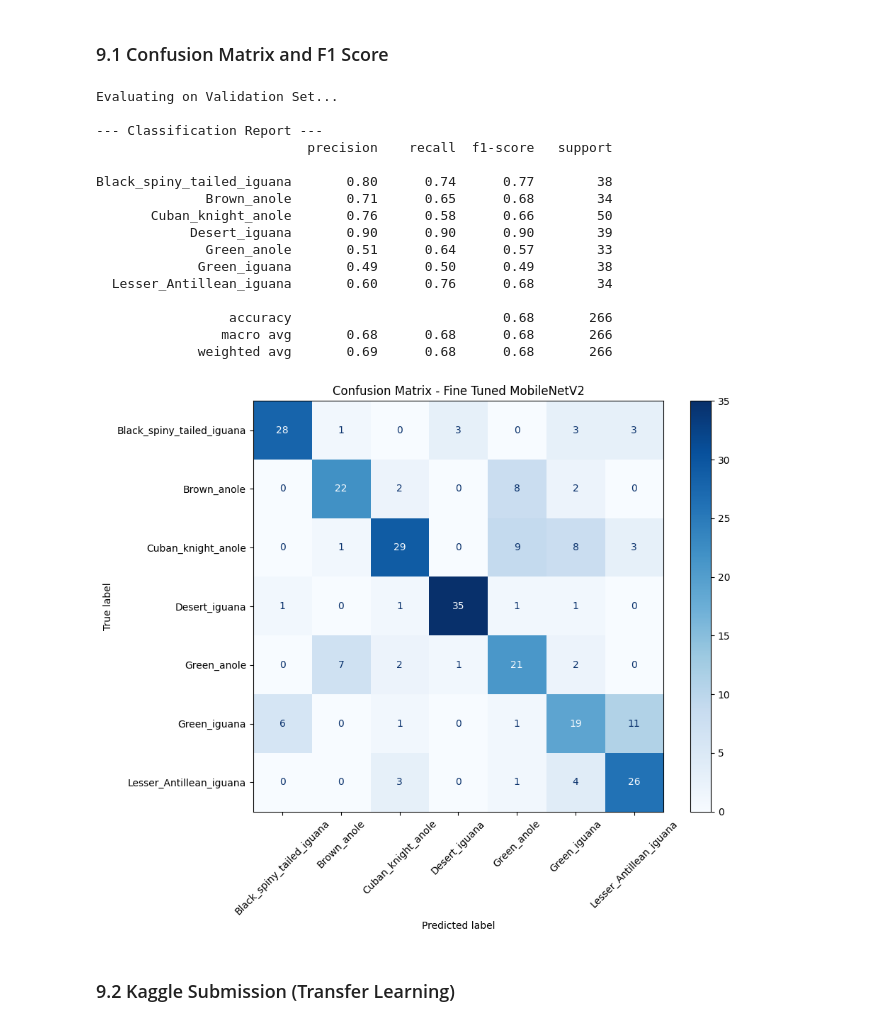
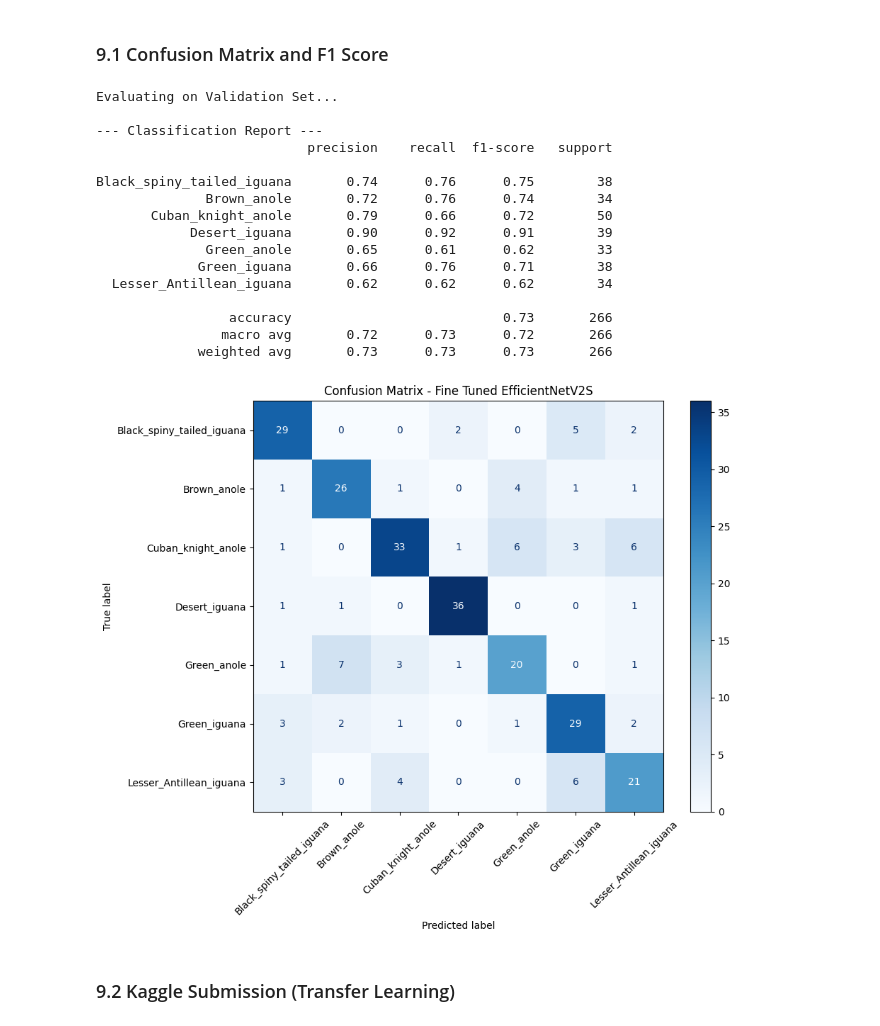
Before and after one commit to IlliaKrivoruchko/lizard-challenge, a Jupyter notebook: Lizard_Classification_Team7.ipynb, the cells around one changed output. Saved outputs shown, nothing was run; the diff lists cells and outputs as text; code cells hidden in the pictures.

```diff
--- a/Lizard_Classification_Team7.ipynb
+++ b/Lizard_Classification_Team7.ipynb
@@ -93,7 +93,7 @@ plt.show()
 # %% [markdown]
 We load the dataset directly from the folder structure using `image_dataset_from_directory`, which automatically labels images based on their directory names. We also apply memory optimizations using caching and prefetching.
 # %%
-IMG_SIZE = (224, 224)
+IMG_SIZE = (300, 300)
 BATCH_SIZE = 32
 
 # Load training dataset (80%)
@@ -431,25 +441,36 @@ Now that our new classification head has learned basic patterns, we will perform
 # %%
+model_tl = tf.keras.models.load_model('best_phase1.keras')
+print("Best Phase 1 model loaded successfully")
+
 print("--- Phase 2: Fine-Tuning the Model ---")
 
 # Unfreeze the base model
 base_model.trainable = True
 
-# Freeze the first 120 layers, leaving the top 34 trainable
-fine_tune_at = 350 #
+# Freeze the first 150 layers, leaving the top 34 trainable
+fine_tune_at = 150
 for layer in base_model.layers[:fine_tune_at]:
     layer.trainable = False
 
-# Re-compile with a VERY LOW learning rate (1e-5)
+# Re-compile with a VERY LOW learning rate (5e-6)
 model_tl.compile(
     loss='sparse_categorical_crossentropy',
-    optimizer=tf.keras.optimizers.Adam(learning_rate=1e-5),
+    optimizer=tf.keras.optimizers.Adam(learning_rate=5e-6),
     metrics=['accuracy']
 )
 
 early_stopping = tf.keras.callbacks.EarlyStopping(
     monitor='val_loss',
-    patience=6,
+    patience=8,
     restore_best_weights=True
+)
+
+reduce_lr = tf.keras.callbacks.ReduceLROnPlateau(
+    monitor='val_loss',
+    factor=0.3,
+    patience=2,
+    min_lr=1e-7,
+    verbose=1
 )
 
 checkpoint = tf.keras.callbacks.ModelCheckpoint(
@@ -459,22 +480,11 @@ checkpoint = tf.keras.callbacks.ModelCheckpoint(
     verbose=1
 )
 
-reduce_lr = tf.keras.callbacks.ReduceLROnPlateau(
-    monitor='val_loss',
-    factor=0.5,
-    patience=2,
-    min_lr=1e-7,
-    verbose=1
-)
-
-fine_tune_epochs = 20
-total_epochs = initial_epochs + fine_tune_epochs
-
-history_fine = model_tl.fit(
+history_ft = model_tl.fit(
     train_ds,
     validation_data=val_ds,
-    epochs=total_epochs,
+    epochs=55,
     initial_epoch=history_tl.epoch[-1],
-    callbacks=[early_stopping, checkpoint, reduce_lr]
+    callbacks=[early_stopping, reduce_lr, checkpoint]
 )
 # %% [output]
@@ -537,45 +547,45 @@ Before uploading to Kaggle, we evaluate our fine-tuned model on our internal Val
 # %%
 # Safely extract true labels and predictions from the validation dataset
 val_true_labels = []
 val_predictions = []
 
 print("Evaluating on Validation Set...")
 for images, labels in val_ds:
     val_true_labels.extend(labels.numpy())
     preds = model_tl.predict(images, verbose=0)
     val_predictions.extend(np.argmax(preds, axis=1))
 
 # Print F1-Macro Score and Classification Report
 print("\n--- Classification Report ---")
 print(classification_report(val_true_labels, val_predictions, target_names=class_names))
 
 # Plot the Confusion Matrix
 cm = confusion_matrix(val_true_labels, val_predictions)
 disp = ConfusionMatrixDisplay(confusion_matrix=cm, display_labels=class_names)
 
 fig, ax = plt.subplots(figsize=(10, 8))
 disp.plot(ax=ax, cmap='Blues', xticks_rotation=45)
-plt.title("Confusion Matrix - Fine Tuned MobileNetV2")
+plt.title("Confusion Matrix - Fine Tuned EfficientNetV2S")
 plt.tight_layout()
 plt.show()
 # %% [output]
 Evaluating on Validation Set...
 
 --- Classification Report ---
                            precision    recall  f1-score   support
 
-Black_spiny_tailed_iguana       0.80      0.74      0.77        38
-              Brown_anole       0.71      0.65      0.68        34
-       Cuban_knight_anole       0.76      0.58      0.66        50
-            Desert_iguana       0.90      0.90      0.90        39
-              Green_anole       0.51      0.64      0.57        33
-             Green_iguana       0.49      0.50      0.49        38
-  Lesser_Antillean_iguana       0.60      0.76      0.68        34
+Black_spiny_tailed_iguana       0.74      0.76      0.75        38
+              Brown_anole       0.72      0.76      0.74        34
+       Cuban_knight_anole       0.79      0.66      0.72        50
+            Desert_iguana       0.90      0.92      0.91        39
+              Green_anole       0.65      0.61      0.62        33
+             Green_iguana       0.66      0.76      0.71        38
+  Lesser_Antillean_iguana       0.62      0.62      0.62        34
 
-                 accuracy                           0.68       266
-                macro avg       0.68      0.68      0.68       266
-             weighted avg       0.69      0.68      0.68       266
+                 accuracy                           0.73       266
+                macro avg       0.72      0.73      0.72       266
+             weighted avg       0.73      0.73      0.73       266
-[figure, old version]
+[figure, new version]
 # %% [markdown]
 ### 9.2 Kaggle Submission (Transfer Learning)
 # %%
```
Also changed, not shown: parts of 10 cells of this notebook, 2 other files.
